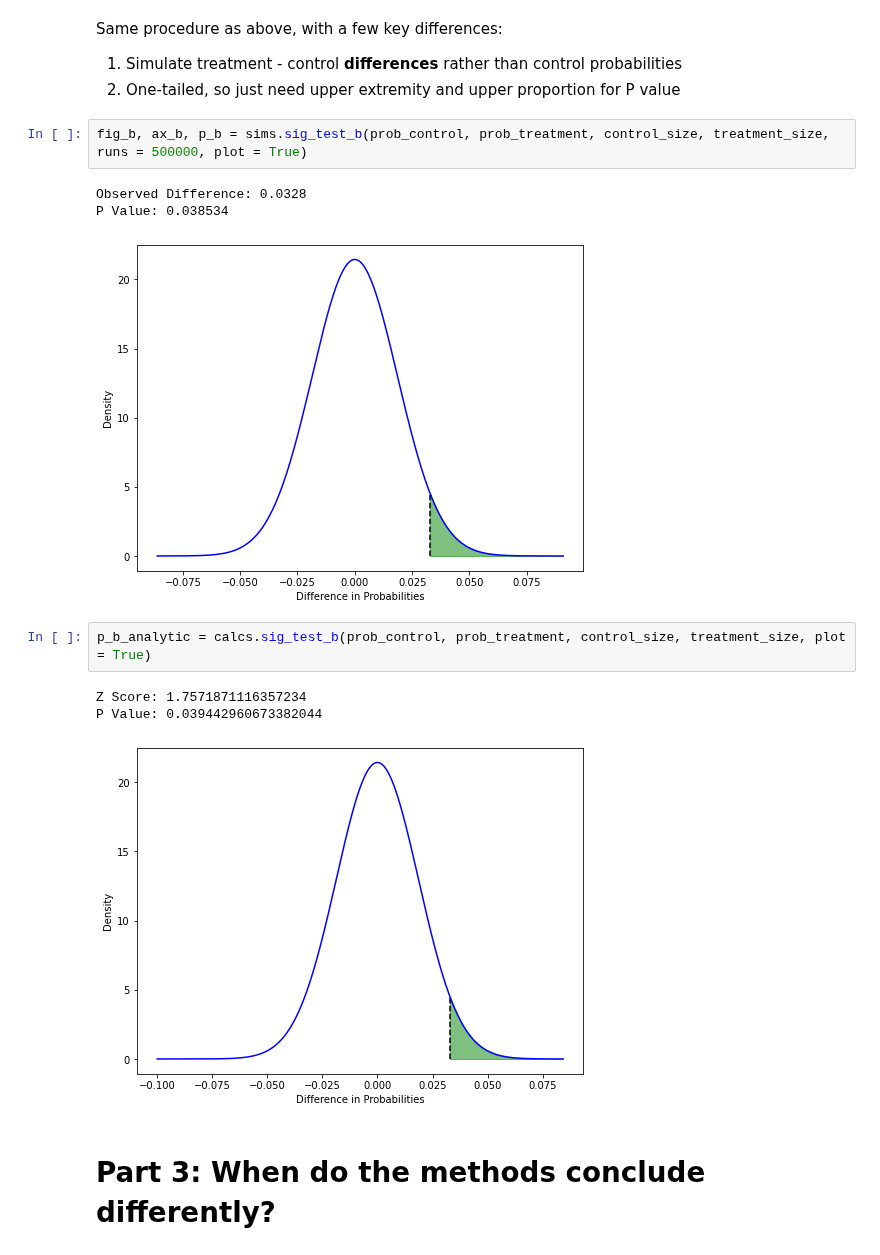
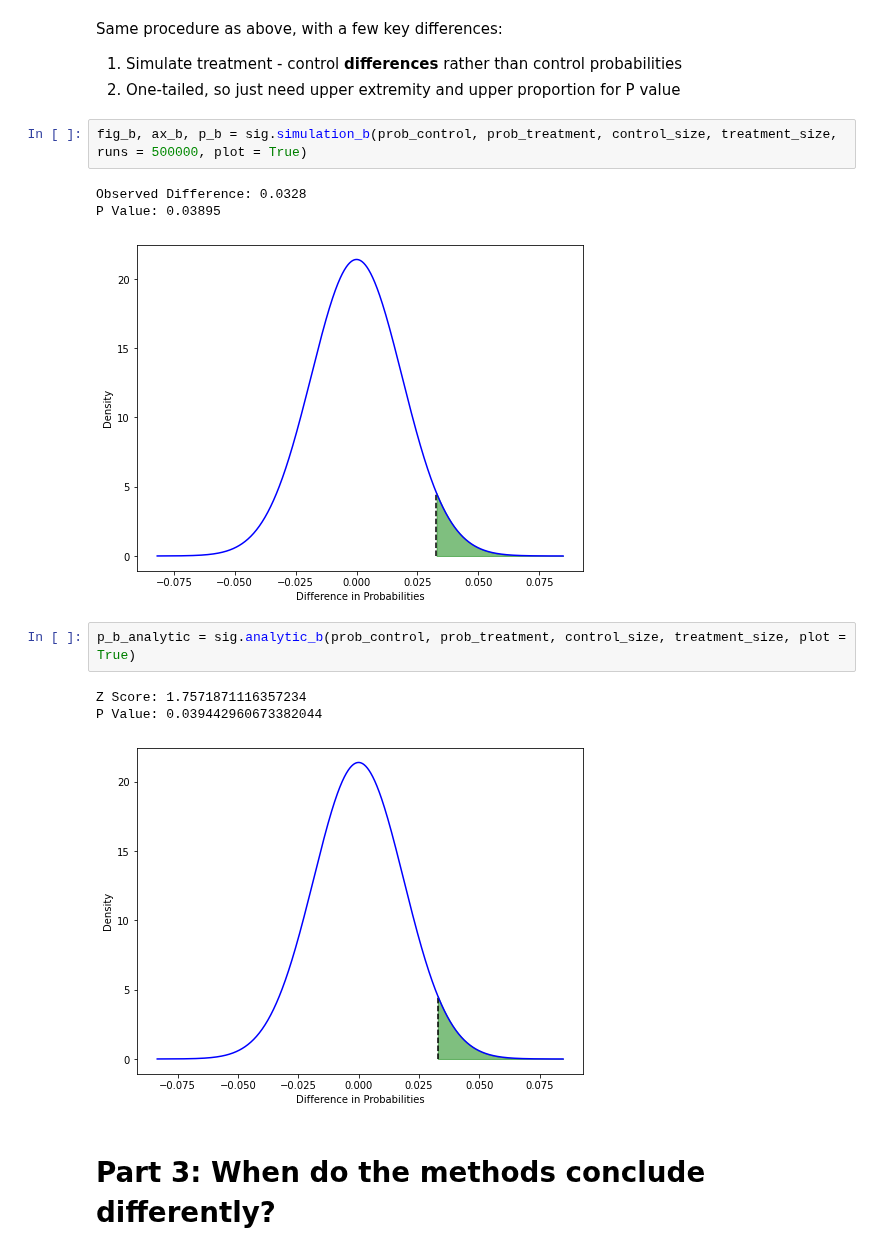
Before and after one commit to rmkeeler/statistical-significance-marketing, a Jupyter notebook: sig-testing-experiment.ipynb, the cells around one changed output. Cells and saved outputs as stored; diff of their text form.

Commit message:
initial commit for sample size testing notebook

```diff
--- a/sig-testing-experiment.ipynb
+++ b/sig-testing-experiment.ipynb
@@ -92,16 +90,16 @@ Same procedure as above, with a few key differences:
 1. Simulate treatment - control **differences** rather than control probabilities
 2. One-tailed, so just need upper extremity and upper proportion for P value
 # %%
-fig_b, ax_b, p_b = sims.sig_test_b(prob_control, prob_treatment, control_size, treatment_size, runs = 500000, plot = True)
+fig_b, ax_b, p_b = sig.simulation_b(prob_control, prob_treatment, control_size, treatment_size, runs = 500000, plot = True)
 # %% [output]
 Observed Difference: 0.0328
-P Value: 0.038534
+P Value: 0.03895
-[figure, old version]
+[figure, new version]
 # %%
-p_b_analytic = calcs.sig_test_b(prob_control, prob_treatment, control_size, treatment_size, plot = True)
+p_b_analytic = sig.analytic_b(prob_control, prob_treatment, control_size, treatment_size, plot = True)
 # %% [output]
 Z Score: 1.7571871116357234
 P Value: 0.039442960673382044
-[figure, old version]
+[figure, new version]
 # %% [markdown]
 # Part 3: When do the methods conclude differently?
```
Also changed, not shown: parts of 3 cells of this notebook, 3 other files.
